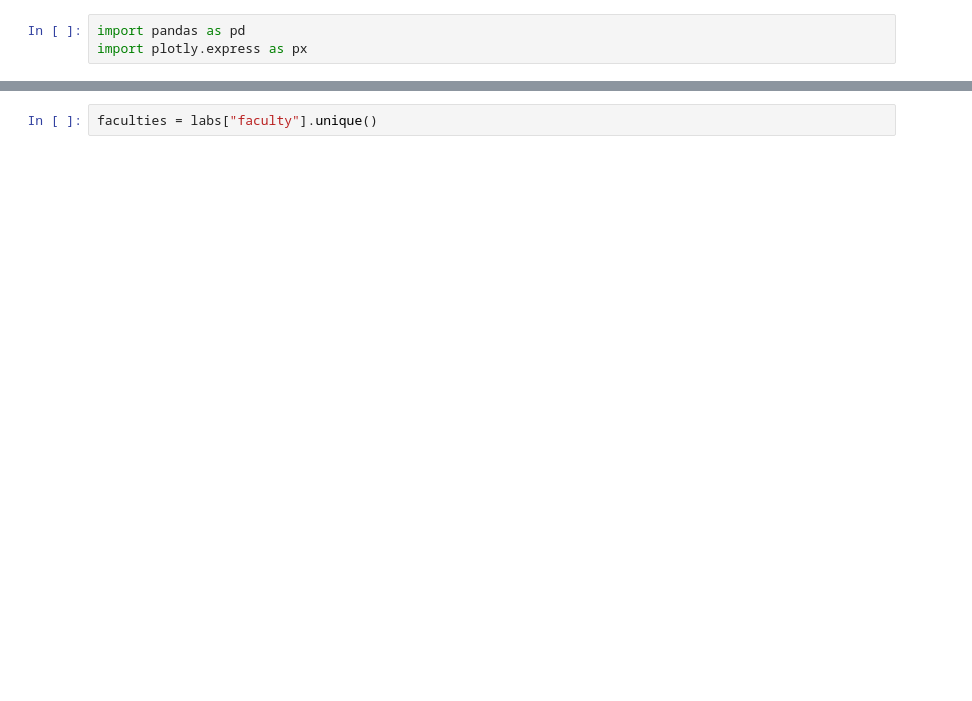
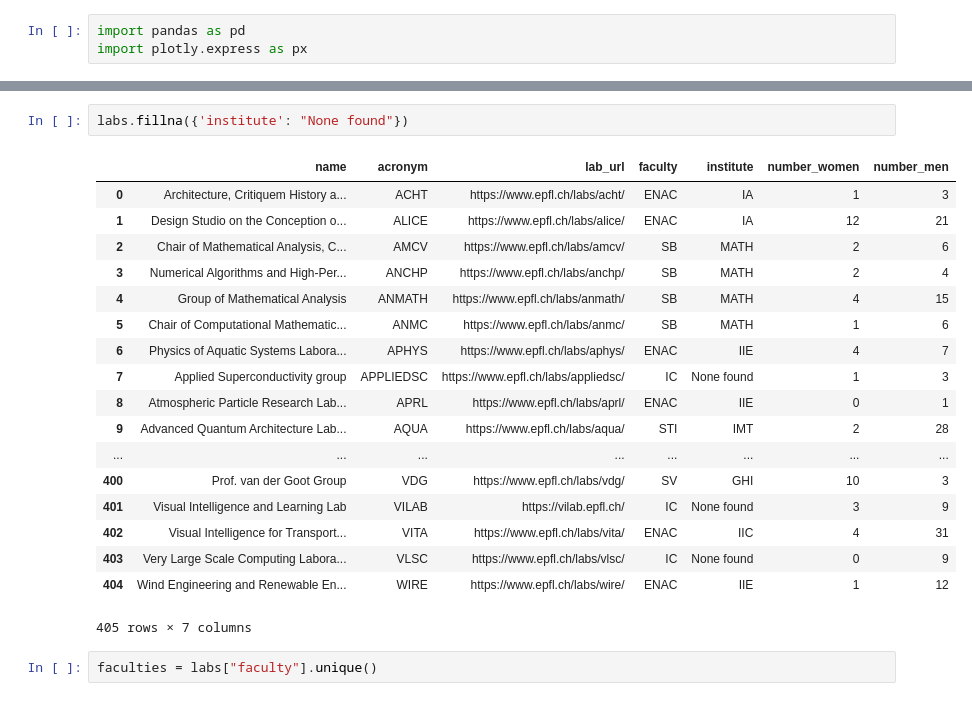
Before and after one commit to SabrinaKall/EPFL_Equal_Labs, a Jupyter notebook: data/Lab_scraper.ipynb, the cells around one changed output, grey strips where cells are left out. Saved outputs shown, nothing was run; the diff lists cells and outputs as text; blank space fills up the shorter version.

```diff
--- a/data/Lab_scraper.ipynb
+++ b/data/Lab_scraper.ipynb
@@ -12,2 +27,23 @@ labs
+# %%
+labs.fillna({'institute': "None found"})
+# %% [output]
+|  | name | acronym | lab_url | faculty | institute | number_women | number_men |
+| 0 | Architecture, Critiquem History a... | ACHT | https://www.epfl.ch/labs/acht/ | ENAC | IA | 1 | 3 |
+| 1 | Design Studio on the Conception o... | ALICE | https://www.epfl.ch/labs/alice/ | ENAC | IA | 12 | 21 |
+| 2 | Chair of Mathematical Analysis, C... | AMCV | https://www.epfl.ch/labs/amcv/ | SB | MATH | 2 | 6 |
+| 3 | Numerical Algorithms and High-Per... | ANCHP | https://www.epfl.ch/labs/anchp/ | SB | MATH | 2 | 4 |
+| 4 | Group of Mathematical Analysis | ANMATH | https://www.epfl.ch/labs/anmath/ | SB | MATH | 4 | 15 |
+| 5 | Chair of Computational Mathematic... | ANMC | https://www.epfl.ch/labs/anmc/ | SB | MATH | 1 | 6 |
+| 6 | Physics of Aquatic Systems Labora... | APHYS | https://www.epfl.ch/labs/aphys/ | ENAC | IIE | 4 | 7 |
+| 7 | Applied Superconductivity group | APPLIEDSC | https://www.epfl.ch/labs/appliedsc/ | IC | None found | 1 | 3 |
+| 8 | Atmospheric Particle Research Lab... | APRL | https://www.epfl.ch/labs/aprl/ | ENAC | IIE | 0 | 1 |
+| 9 | Advanced Quantum Architecture Lab... | AQUA | https://www.epfl.ch/labs/aqua/ | STI | IMT | 2 | 28 |
+| ... | ... | ... | ... | ... | ... | ... | ... |
+| 400 | Prof. van der Goot Group | VDG | https://www.epfl.ch/labs/vdg/ | SV | GHI | 10 | 3 |
+| 401 | Visual Intelligence and Learning Lab | VILAB | https://vilab.epfl.ch/ | IC | None found | 3 | 9 |
+| 402 | Visual Intelligence for Transport... | VITA | https://www.epfl.ch/labs/vita/ | ENAC | IIC | 4 | 31 |
+| 403 | Very Large Scale Computing Labora... | VLSC | https://www.epfl.ch/labs/vlsc/ | IC | None found | 0 | 9 |
+| 404 | Wind Engineering and Renewable En... | WIRE | https://www.epfl.ch/labs/wire/ | ENAC | IIE | 1 | 12 |
+405 rows × 7 columns
 # %%
 faculties = labs["faculty"].unique()
```
Also changed, not shown: parts of 3 cells of this notebook, 5 other files.
